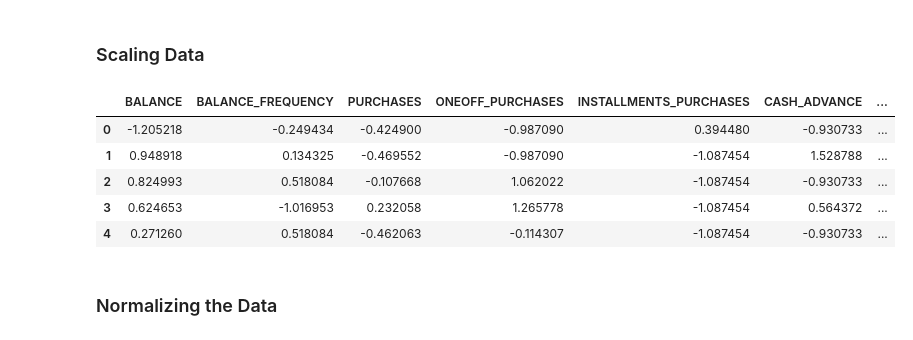
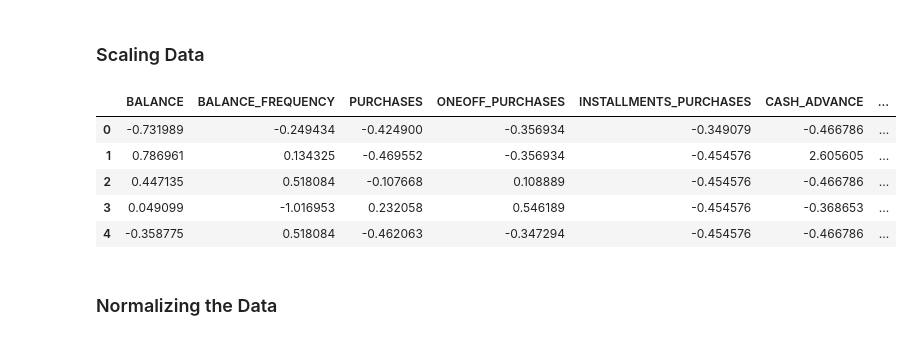
Before and after one commit to qarisp/H8_PYTN-KS08-019, a Jupyter notebook: FinalProject/FinalProject4/Notebook/PYTN_KampusMerdek_fp4_Qaris Ardian Pratama.ipynb, the cells around one changed output. Cells and saved outputs as stored; diff of their text form; code cells hidden in the pictures.

```diff
--- a/FinalProject/FinalProject4/Notebook/PYTN_KampusMerdek_fp4_Qaris Ardian Pratama.ipynb
+++ b/FinalProject/FinalProject4/Notebook/PYTN_KampusMerdek_fp4_Qaris Ardian Pratama.ipynb
@@ -213,9 +212,0 @@ cols = ['BALANCE', 'ONEOFF_PURCHASES', 'INSTALLMENTS_PURCHASES', 'CASH_ADVANCE',
-# %%
-for col in cols:
-    df_clean[col] = np.log(1 + df_clean[col])
-# %%
-plt.figure(figsize=(15,20))
-for i, col in enumerate(cols):
-    ax = plt.subplot(6, 2, i+1)
-    sns.kdeplot(df_clean[col], ax=ax)
-plt.show()
@@ -237,17 +226,17 @@ df_copy2= df_clean.copy()
 # %% [markdown]
 ### Scaling Data
 # %%
-a = [i for i in df_clean.columns]
+a = [i for i in df_copy.columns]
 # %%
 standard_scaler = StandardScaler()
-df_clean[a] = standard_scaler.fit_transform(df_clean[a])
-df_clean.head()
+df_copy[a] = standard_scaler.fit_transform(df_copy[a])
+df_copy.head()
 # %% [output]
 |  | BALANCE | BALANCE_FREQUENCY | PURCHASES | ONEOFF_PURCHASES | INSTALLMENTS_PURCHASES | CASH_ADVANCE | ... |
-| 0 | -1.205218 | -0.249434 | -0.424900 | -0.987090 | 0.394480 | -0.930733 | ... |
-| 1 | 0.948918 | 0.134325 | -0.469552 | -0.987090 | -1.087454 | 1.528788 | ... |
-| 2 | 0.824993 | 0.518084 | -0.107668 | 1.062022 | -1.087454 | -0.930733 | ... |
-| 3 | 0.624653 | -1.016953 | 0.232058 | 1.265778 | -1.087454 | 0.564372 | ... |
-| 4 | 0.271260 | 0.518084 | -0.462063 | -0.114307 | -1.087454 | -0.930733 | ... |
+| 0 | -0.731989 | -0.249434 | -0.424900 | -0.356934 | -0.349079 | -0.466786 | ... |
+| 1 | 0.786961 | 0.134325 | -0.469552 | -0.356934 | -0.454576 | 2.605605 | ... |
+| 2 | 0.447135 | 0.518084 | -0.107668 | 0.108889 | -0.454576 | -0.466786 | ... |
+| 3 | 0.049099 | -1.016953 | 0.232058 | 0.546189 | -0.454576 | -0.368653 | ... |
+| 4 | -0.358775 | 0.518084 | -0.462063 | -0.347294 | -0.454576 | -0.466786 | ... |
 # %% [markdown]
 ### Normalizing the Data
```
Also changed, not shown: parts of 38 cells of this notebook.
